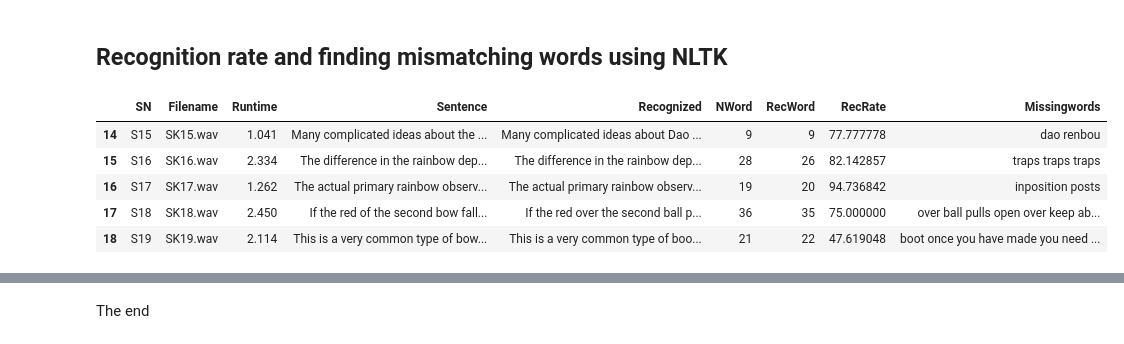
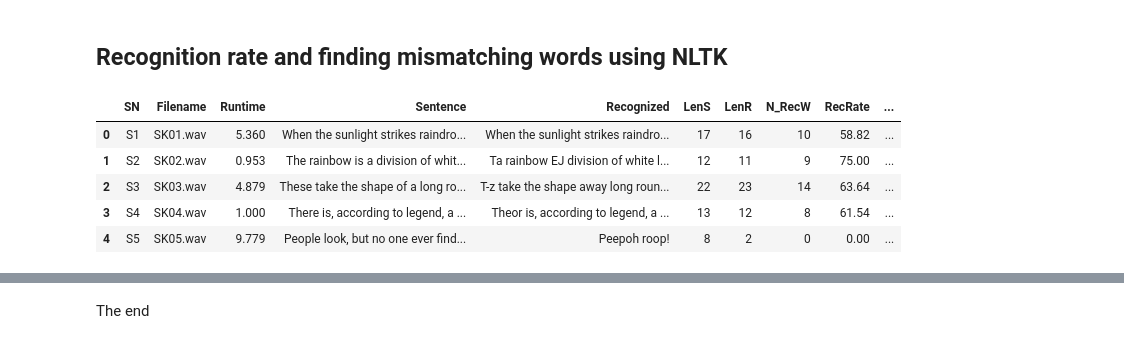
Before and after one commit to MK316/workspace, a Jupyter notebook: ASR01/ASR04_RecRate_SK.ipynb, the cells around one changed output, grey strips where cells are left out. Cells and saved outputs as stored; diff of their text form; code cells hidden in the pictures.

```diff
--- a/ASR01/ASR04_RecRate_SK.ipynb
+++ b/ASR01/ASR04_RecRate_SK.ipynb
@@ -36,9 +38,9 @@ url = "https://raw.githubusercontent.com/MK316/workspace/main/ASR01/data/rainbow
 rb = pd.read_csv(url)
 print(rb.head())
 
-url2 = "https://raw.githubusercontent.com/MK316/workspace/main/ASR01/results/SK_result_m.csv"
+url2 = "https://raw.githubusercontent.com/MK316/workspace/main/ASR01/results/SK_result_m_0109.csv"
 sk = pd.read_csv(url2)
-print(sk.head())
+sk.head()
 # %% [output]
    SN                                           Sentence
 0  S1  When the sunlight strikes raindrops in the air...
@@ -86,12 +82,26 @@ sk.head()
 ## Recognition rate and finding mismatching words using NLTK
 # %%
 #@markdown Calculate recognition rate, record missing words => dataframe (SKTR_result.csv)
+sk1=sk
 from nltk.tokenize import RegexpTokenizer
 
-nw = []
-rw = []
+# number of words in the sentence
+nws = []
+# number of words in the recognized text
+nwr = []
+# number of missing words
+nmw = []
+# number of words actually recognized
+nwar = []
+
+# Recgonition Rate
 rr = []
+#
+nr = []
+# Missing word list
 mw = []
+# Correctly recognized word list
+recword=[]
 
 
 for i in range(0,len(sk['SN'])):
@@ -102,57 +112,64 @@ for i in range(0,len(sk['SN'])):
   tokenizer = RegexpTokenizer(r'\w+')
   wlist = tokenizer.tokenize(txt1)
   nt = len(wlist)
-  nw.append(nt)
+  nws.append(nt)
+
 # text 2
   t2 = sk['Recognized'][i]
   txt2 = t2.lower()
   tokenizer = RegexpTokenizer(r'\w+')
   wlist1 = tokenizer.tokenize(txt2)
   nt1 = len(wlist1)
-  rw.append(nt1)
+  nwr.append(nt1)
 
 # Recognition rate
 
-  from tables.idxutils import calc_chunksize
-  from nltk.downloader import ErrorMessage
+  # from tables.idxutils import calc_chunksize
+  # from nltk.downloader import ErrorMessage
 # txt1(original text), txt2 (recognized text)
 
   mword = []
+  rword = []
   score = 0
   for i in range(0, len(wlist1)):
       w = wlist1[i]
 
       if w in wlist:
         sc = 1
+        rword.append(w)
       else:
         sc = 0
         mword.append(w)
-      mwords = ' '.join(mword)
+
       score = score + sc
+      mwords = ', '.join(mword)
+      rwords = ', '.join(rword)
   mw.append(mwords)
-  missingword = (score/len(wlist))*100
+  missingword = round((score/len(wlist))*100,2)
+  nr.append(score)
+  recword.append(rwords)
 
   # RecRate = float(format(missingword, '.2f'))
   # ErrRate = float(format((100.0 - RecRate), '.2f'))
 
   rr.append(missingword)
   # print('Matching words: %d'%score, 'out of %d words'%len(wlist))
   # print("="*50)
   # print('Recognition Rate: %f %%'%RecRate)
   # print('Error Rate: %f %%'%ErrRate)
 
-sk['NWord'] = nw
-sk['RecWord'] = rw
-sk['RecRate'] = rr
-sk['Missingwords'] = mw
+sk1['LenS'] = nws
+sk1['LenR'] = nwr
+sk1['N_RecW'] = nr
+sk1['RecRate'] = rr
+sk1['Recognized_words'] = recword
+sk1['MissRec_words'] = mw
 
-sk.to_csv('SKTR_result.csv')
-
-sk.tail()
+sk1.head()
 # %% [output]
-|  | SN | Filename | Runtime | Sentence | Recognized | NWord | RecWord | RecRate | Missingwords |
-| 14 | S15 | SK15.wav | 1.041 | Many complicated ideas about the ... | Many complicated ideas about Dao ... | 9 | 9 | 77.777778 | dao renbou |
-| 15 | S16 | SK16.wav | 2.334 | The difference in the rainbow dep... | The difference in the rainbow dep... | 28 | 26 | 82.142857 | traps traps traps |
-| 16 | S17 | SK17.wav | 1.262 | The actual primary rainbow observ... | The actual primary rainbow observ... | 19 | 20 | 94.736842 | inposition posts |
-| 17 | S18 | SK18.wav | 2.450 | If the red of the second bow fall... | If the red over the second ball p... | 36 | 35 | 75.000000 | over ball pulls open over keep ab... |
-| 18 | S19 | SK19.wav | 2.114 | This is a very common type of bow... | This is a very common type of boo... | 21 | 22 | 47.619048 | boot once you have made you need ... |
+|  | SN | Filename | Runtime | Sentence | Recognized | LenS | LenR | N_RecW | RecRate | ... |
+| 0 | S1 | SK01.wav | 5.360 | When the sunlight strikes raindro... | When the sunlight strikes raindro... | 17 | 16 | 10 | 58.82 | ... |
+| 1 | S2 | SK02.wav | 0.953 | The rainbow is a division of whit... | Ta rainbow EJ division of white l... | 12 | 11 | 9 | 75.00 | ... |
+| 2 | S3 | SK03.wav | 4.879 | These take the shape of a long ro... | T-z take the shape away long roun... | 22 | 23 | 14 | 63.64 | ... |
+| 3 | S4 | SK04.wav | 1.000 | There is, according to legend, a ... | Theor is, according to legend, a ... | 13 | 12 | 8 | 61.54 | ... |
+| 4 | S5 | SK05.wav | 9.779 | People look, but no one ever find... | Peepoh roop! | 8 | 2 | 0 | 0.00 | ... |
```
Also changed, not shown: parts of 18 cells of this notebook.
